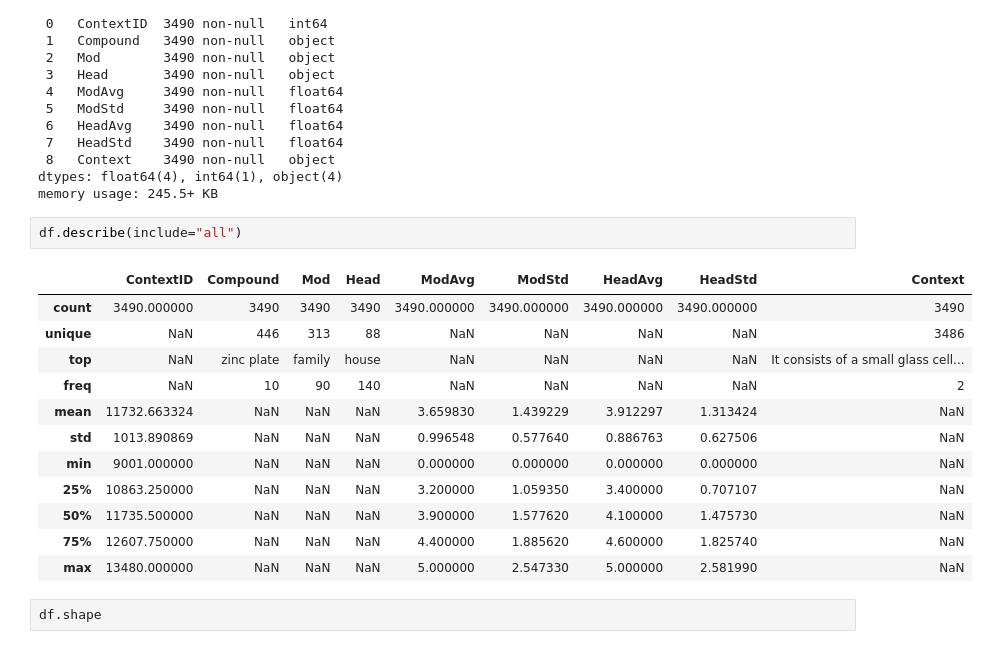
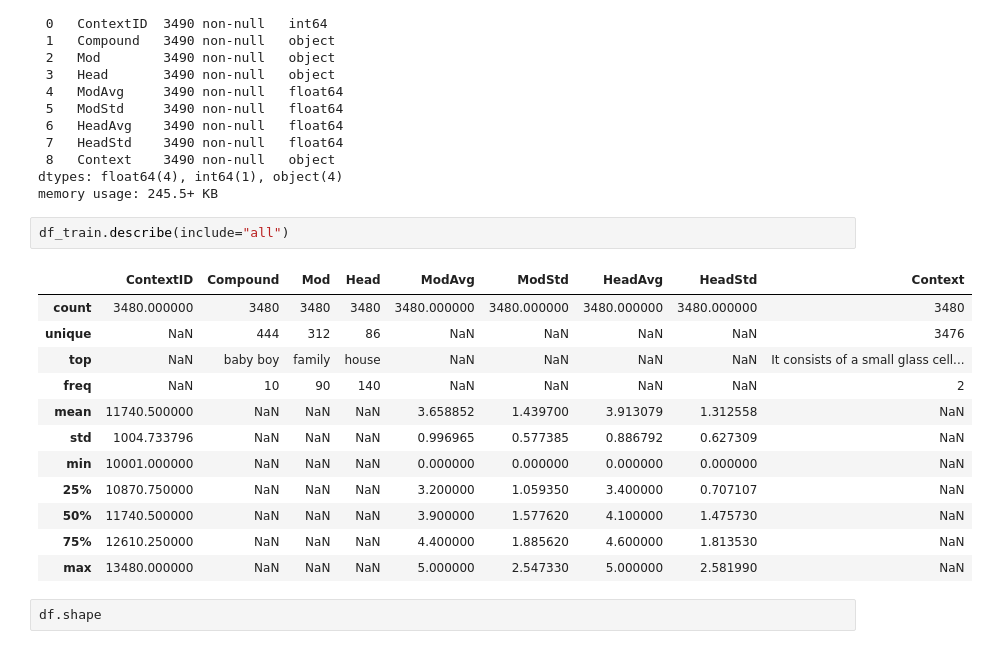
Before and after one commit to Khang210105/CS529_Semeval_2027_Task5, a Jupyter notebook: notebooks/eda.ipynb, the cells around one changed output. Saved outputs shown, nothing was run; the diff lists cells and outputs as text.

```diff
--- a/notebooks/eda.ipynb
+++ b/notebooks/eda.ipynb
@@ -59,19 +59,19 @@ Data columns (total 9 columns):
 dtypes: float64(4), int64(1), object(4)
 memory usage: 245.5+ KB
 # %%
-df.describe(include="all")
+df_train.describe(include="all")
 # %% [output]
 |  | ContextID | Compound | Mod | Head | ModAvg | ModStd | HeadAvg | HeadStd | Context |
-| count | 3490.000000 | 3490 | 3490 | 3490 | 3490.000000 | 3490.000000 | 3490.000000 | 3490.000000 | 3490 |
-| unique | NaN | 446 | 313 | 88 | NaN | NaN | NaN | NaN | 3486 |
-| top | NaN | zinc plate | family | house | NaN | NaN | NaN | NaN | It consists of a small glass cell... |
+| count | 3480.000000 | 3480 | 3480 | 3480 | 3480.000000 | 3480.000000 | 3480.000000 | 3480.000000 | 3480 |
+| unique | NaN | 444 | 312 | 86 | NaN | NaN | NaN | NaN | 3476 |
+| top | NaN | baby boy | family | house | NaN | NaN | NaN | NaN | It consists of a small glass cell... |
 | freq | NaN | 10 | 90 | 140 | NaN | NaN | NaN | NaN | 2 |
-| mean | 11732.663324 | NaN | NaN | NaN | 3.659830 | 1.439229 | 3.912297 | 1.313424 | NaN |
-| std | 1013.890869 | NaN | NaN | NaN | 0.996548 | 0.577640 | 0.886763 | 0.627506 | NaN |
-| min | 9001.000000 | NaN | NaN | NaN | 0.000000 | 0.000000 | 0.000000 | 0.000000 | NaN |
-| 25% | 10863.250000 | NaN | NaN | NaN | 3.200000 | 1.059350 | 3.400000 | 0.707107 | NaN |
-| 50% | 11735.500000 | NaN | NaN | NaN | 3.900000 | 1.577620 | 4.100000 | 1.475730 | NaN |
-| 75% | 12607.750000 | NaN | NaN | NaN | 4.400000 | 1.885620 | 4.600000 | 1.825740 | NaN |
+| mean | 11740.500000 | NaN | NaN | NaN | 3.658852 | 1.439700 | 3.913079 | 1.312558 | NaN |
+| std | 1004.733796 | NaN | NaN | NaN | 0.996965 | 0.577385 | 0.886792 | 0.627309 | NaN |
+| min | 10001.000000 | NaN | NaN | NaN | 0.000000 | 0.000000 | 0.000000 | 0.000000 | NaN |
+| 25% | 10870.750000 | NaN | NaN | NaN | 3.200000 | 1.059350 | 3.400000 | 0.707107 | NaN |
+| 50% | 11740.500000 | NaN | NaN | NaN | 3.900000 | 1.577620 | 4.100000 | 1.475730 | NaN |
+| 75% | 12610.250000 | NaN | NaN | NaN | 4.400000 | 1.885620 | 4.600000 | 1.813530 | NaN |
 | max | 13480.000000 | NaN | NaN | NaN | 5.000000 | 2.547330 | 5.000000 | 2.581990 | NaN |
 # %%
 df.shape
```
Also changed, not shown: 2 other files.
